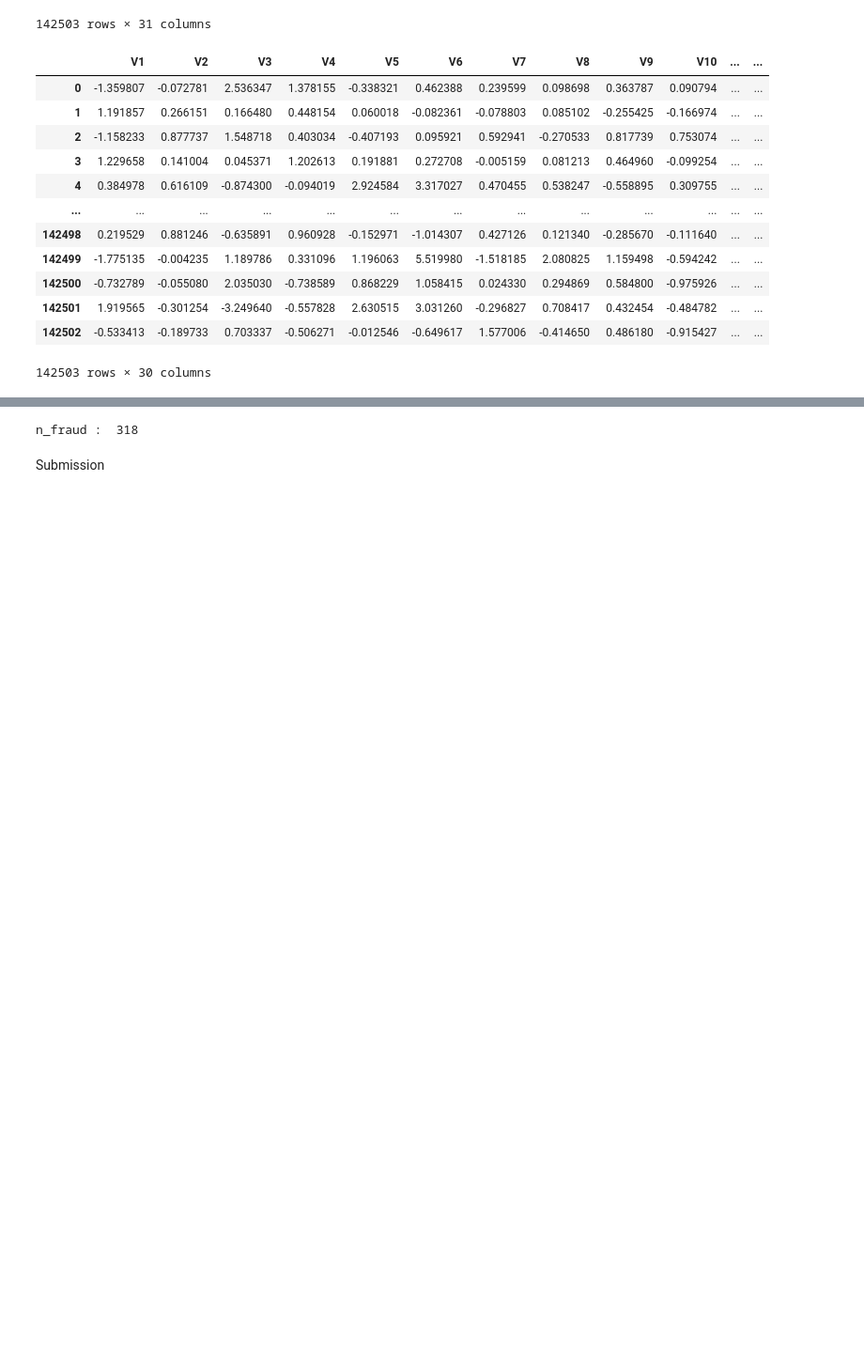
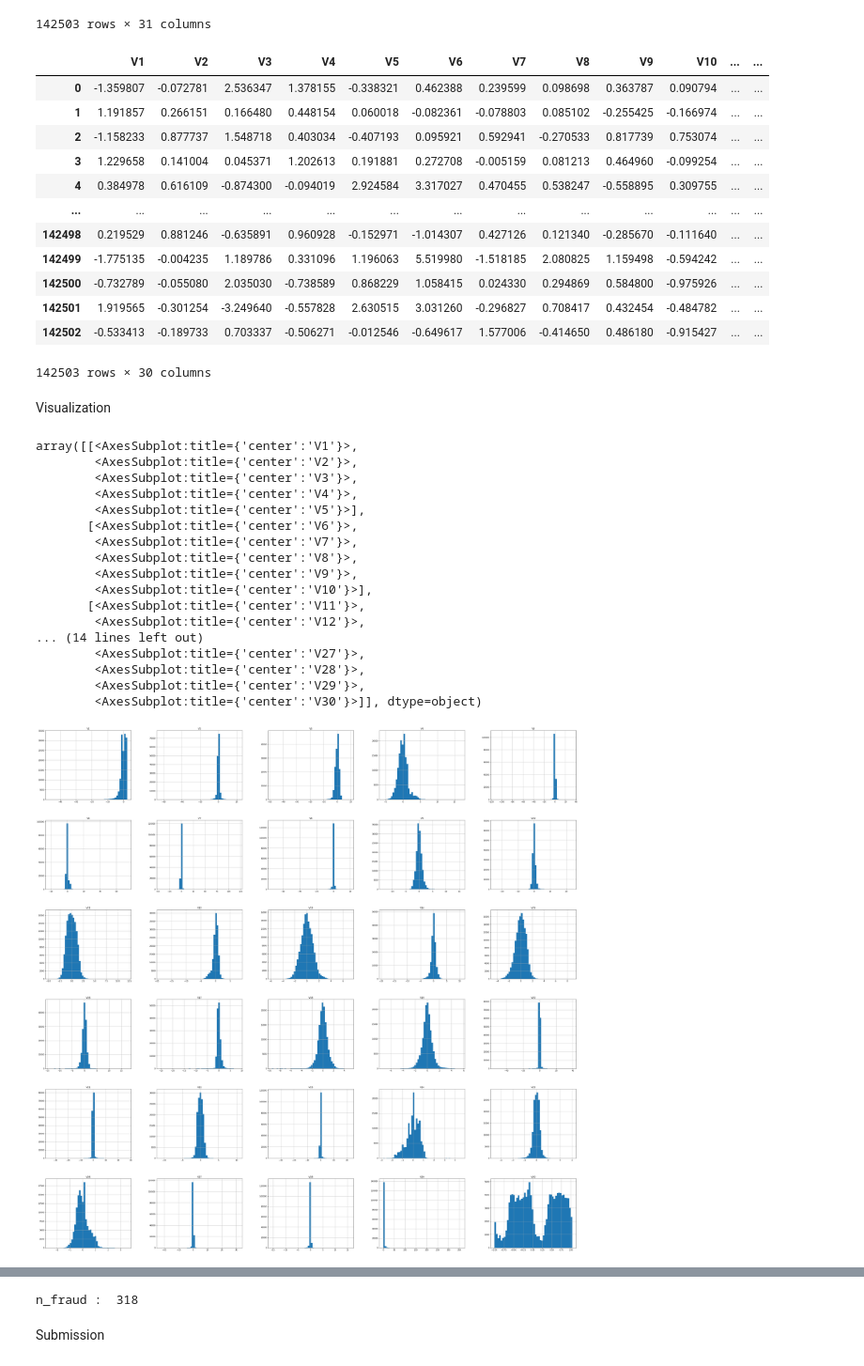
Before and after one commit to Owening2/Creditcard_Fraud_Detection, a Jupyter notebook: pytorch.ipynb, the cells around one changed output, grey strips where cells are left out. Shown at 94% size. Cells and saved outputs as stored; diff of their text form; code cells hidden in the pictures; blank space fills up the shorter version.

Commit message:
Add visualization

```diff
--- a/pytorch.ipynb
+++ b/pytorch.ipynb
@@ -123,3 +123,26 @@ test_x
 | 142501 | 1.919565 | -0.301254 | -3.249640 | -0.557828 | 2.630515 | 3.031260 | -0.296827 | 0.708417 | 0.432454 | -0.484782 | ... | ... |
 | 142502 | -0.533413 | -0.189733 | 0.703337 | -0.506271 | -0.012546 | -0.649617 | 1.577006 | -0.414650 | 0.486180 | -0.915427 | ... | ... |
 142503 rows × 30 columns
+# %% [markdown]
+Visualization
+# %%
+test_x.hist(bins=50, figsize=(50,50))
+# %% [output]
+array([[<AxesSubplot:title={'center':'V1'}>,
+        <AxesSubplot:title={'center':'V2'}>,
+        <AxesSubplot:title={'center':'V3'}>,
+        <AxesSubplot:title={'center':'V4'}>,
+        <AxesSubplot:title={'center':'V5'}>],
+       [<AxesSubplot:title={'center':'V6'}>,
+        <AxesSubplot:title={'center':'V7'}>,
+        <AxesSubplot:title={'center':'V8'}>,
+        <AxesSubplot:title={'center':'V9'}>,
+        <AxesSubplot:title={'center':'V10'}>],
+       [<AxesSubplot:title={'center':'V11'}>,
+        <AxesSubplot:title={'center':'V12'}>,
+... (14 lines left out)
+        <AxesSubplot:title={'center':'V27'}>,
+        <AxesSubplot:title={'center':'V28'}>,
+        <AxesSubplot:title={'center':'V29'}>,
+        <AxesSubplot:title={'center':'V30'}>]], dtype=object)
+[figure, added]
```
Also changed, not shown: parts of 1 cell of this notebook.
